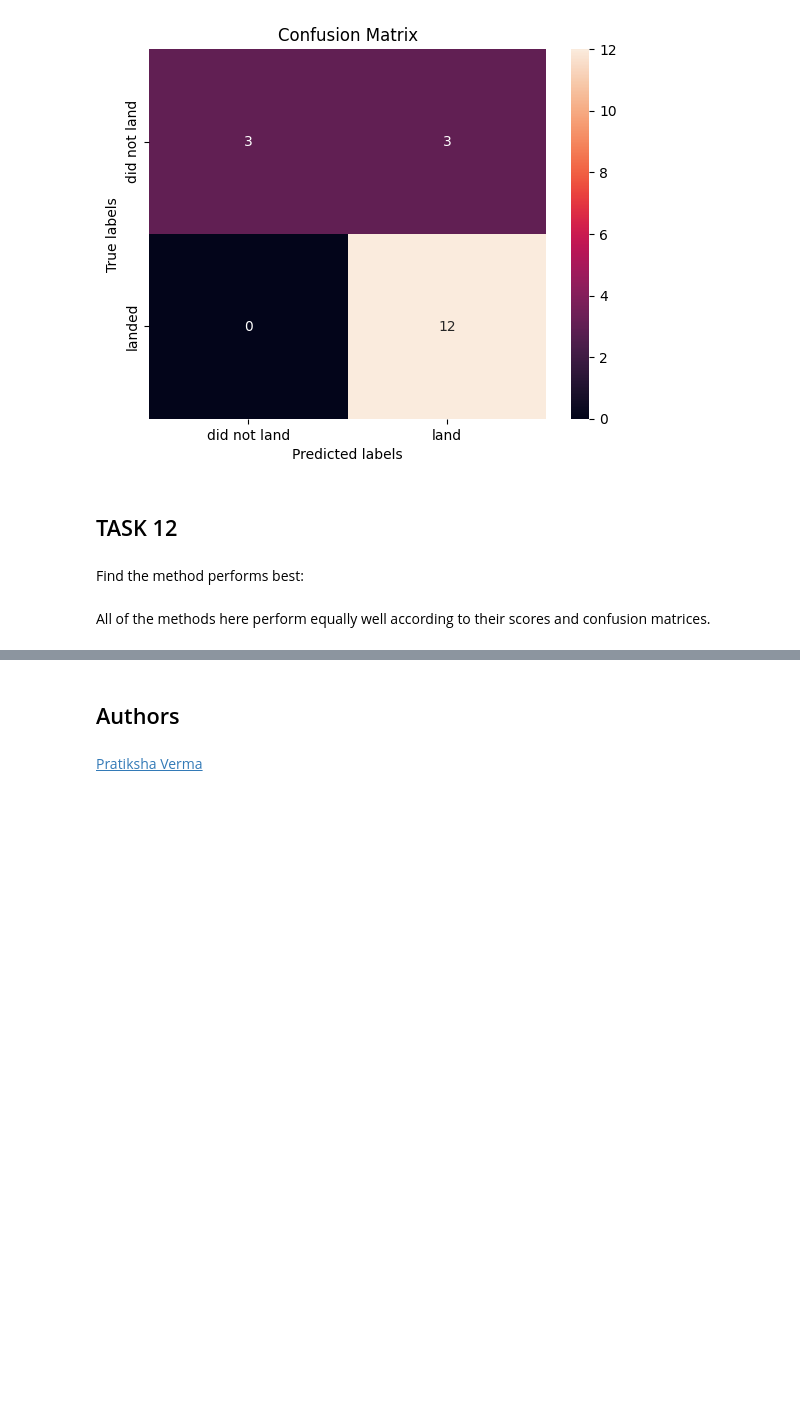
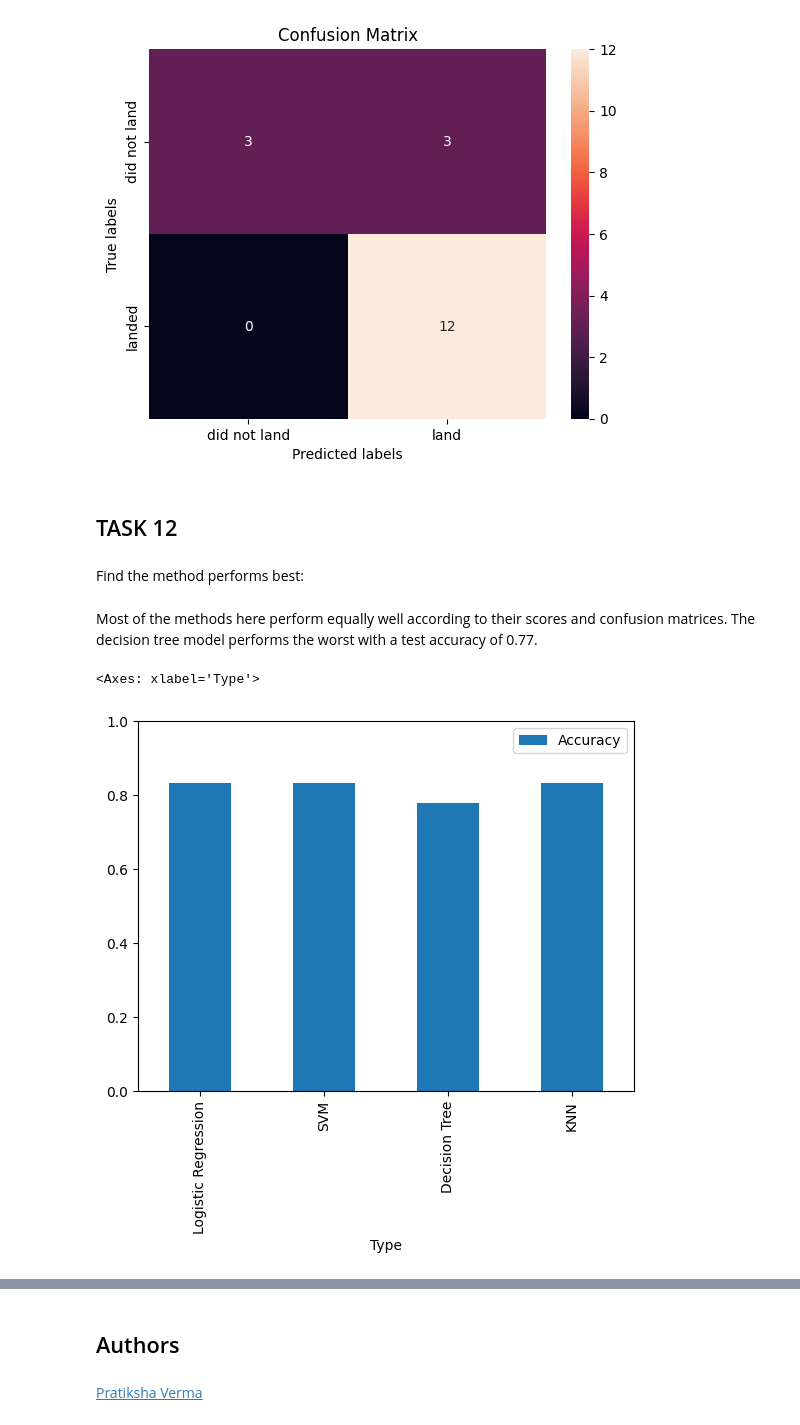
Before and after one commit to matt-mccarthy/ibm-ds-capstone, a Jupyter notebook: notebooks/SpaceX_Machine_Learning_Prediction_Part_5.jupyterlite.ipynb, the cells around one changed output, grey strips where cells are left out. Drawn from its saved outputs; the diff is of its cells as text; code cells hidden in the pictures; blank space fills up the shorter version.

```diff
--- a/notebooks/SpaceX_Machine_Learning_Prediction_Part_5.jupyterlite.ipynb
+++ b/notebooks/SpaceX_Machine_Learning_Prediction_Part_5.jupyterlite.ipynb
@@ -328,4 +339,17 @@ plot_confusion_matrix(Y_test,yhat)
 # %% [markdown]
 Find the method performs best:
 # %% [markdown]
-All of the methods here perform equally well according to their scores and confusion matrices.
+Most of the methods here perform equally well according to their scores and confusion matrices. The decision tree model
+performs the worst with a test accuracy of 0.77.
+# %%
+model_dict = {
+    "Type":["Logistic Regression", "SVM","Decision Tree", "KNN"],
+    "Accuracy":[logreg_cv.score(X_test, Y_test), svm_cv.score(X_test, Y_test),
+                tree_cv.score(X_test, Y_test), knn_cv.score(X_test,Y_test)]
+    }
+acc_df=pd.DataFrame(model_dict)
+acc_df.set_index('Type', inplace=True)
+acc_df.plot(kind="bar", ylim=[0,1])
+# %% [output]
+<Axes: xlabel='Type'>
+[figure, added]
```
Also changed, not shown: parts of 5 cells of this notebook, 6 other files.
